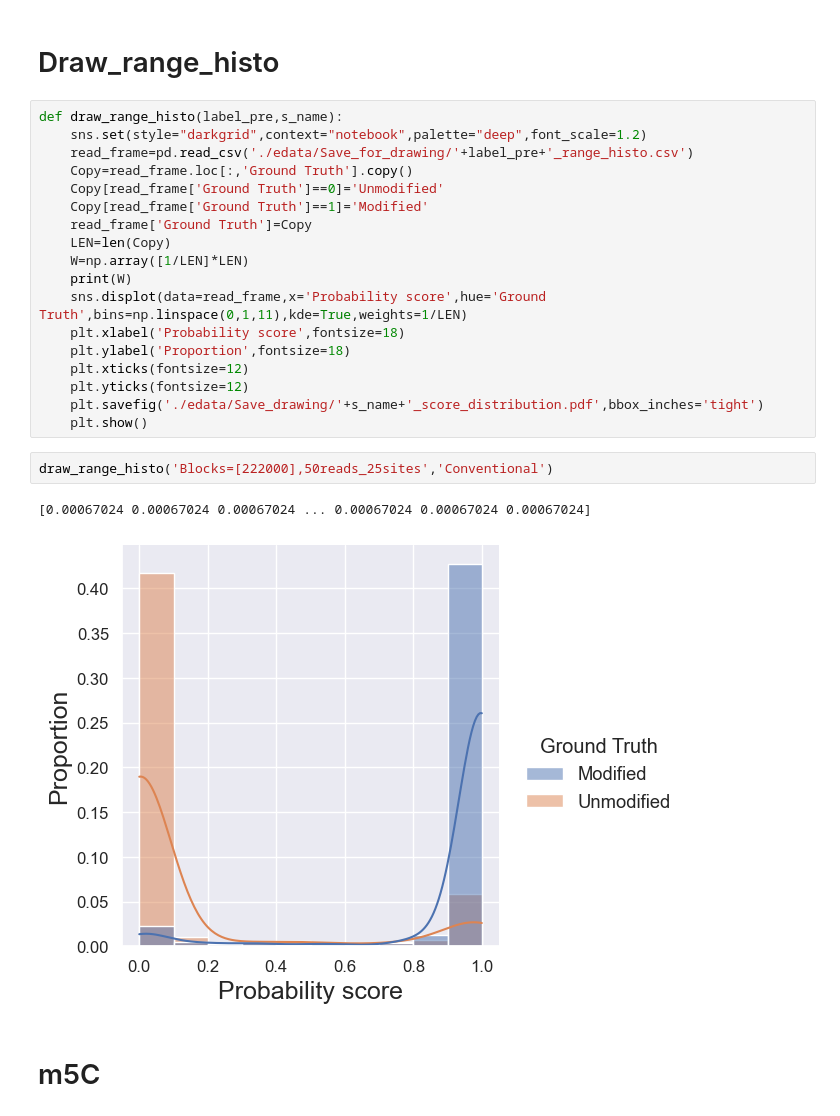
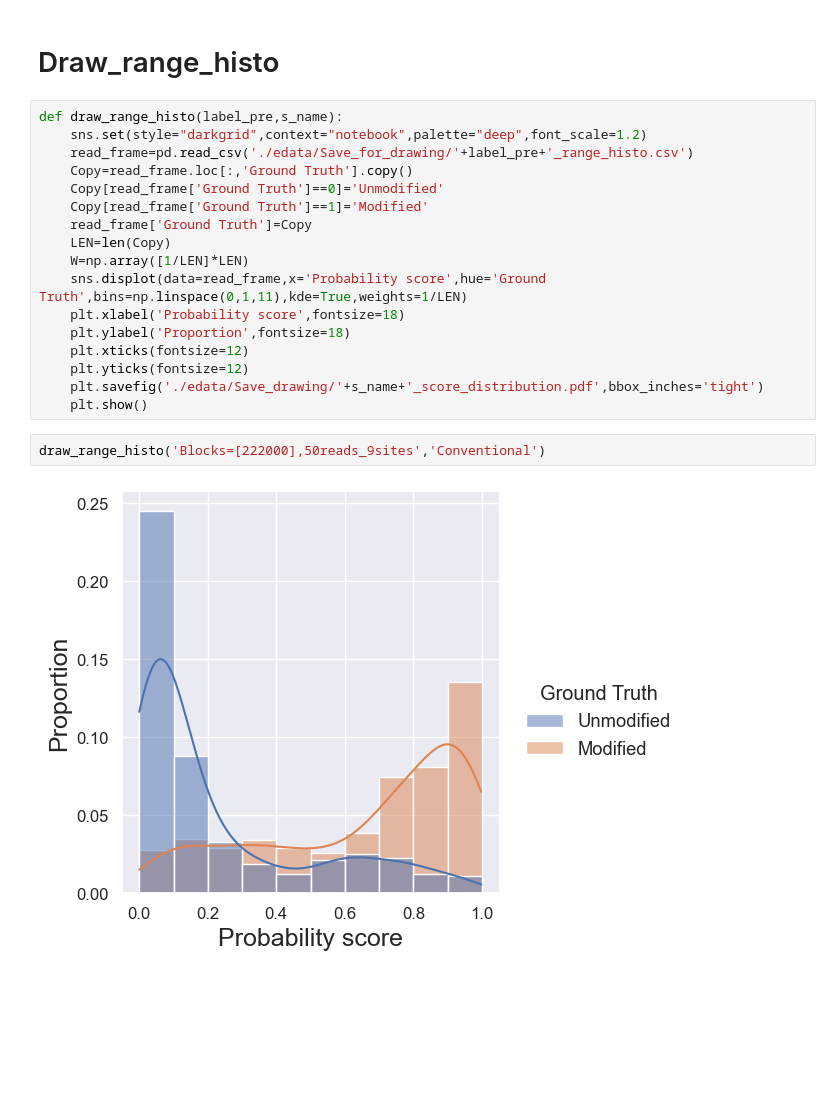
Before and after one commit to faded53222/NSWord, a Jupyter notebook: Draw_Graphs.ipynb, the cells around one changed output. Cells and saved outputs as stored; diff of their text form; blank space fills up the shorter version.

```diff
--- a/Draw_Graphs.ipynb
+++ b/Draw_Graphs.ipynb
@@ -253,7 +162,6 @@ def draw_range_histo(label_pre,s_name):
     read_frame['Ground Truth']=Copy
     LEN=len(Copy)
     W=np.array([1/LEN]*LEN)
-    print(W)
     sns.displot(data=read_frame,x='Probability score',hue='Ground Truth',bins=np.linspace(0,1,11),kde=True,weights=1/LEN)
     plt.xlabel('Probability score',fontsize=18)
     plt.ylabel('Proportion',fontsize=18)
@@ -262,9 +170,6 @@ def draw_range_histo(label_pre,s_name):
     plt.savefig('./edata/Save_drawing/'+s_name+'_score_distribution.pdf',bbox_inches='tight')
     plt.show()
 # %%
-draw_range_histo('Blocks=[222000],50reads_25sites','Conventional')
+draw_range_histo('Blocks=[222000],50reads_9sites','Conventional')
 # %% [output]
-[0.00067024 0.00067024 0.00067024 ... 0.00067024 0.00067024 0.00067024]
-[figure, old version]
+[figure, new version]
-# %% [markdown]
-# m5C
```
Also changed, not shown: parts of 16 cells of this notebook, 2 other files.
